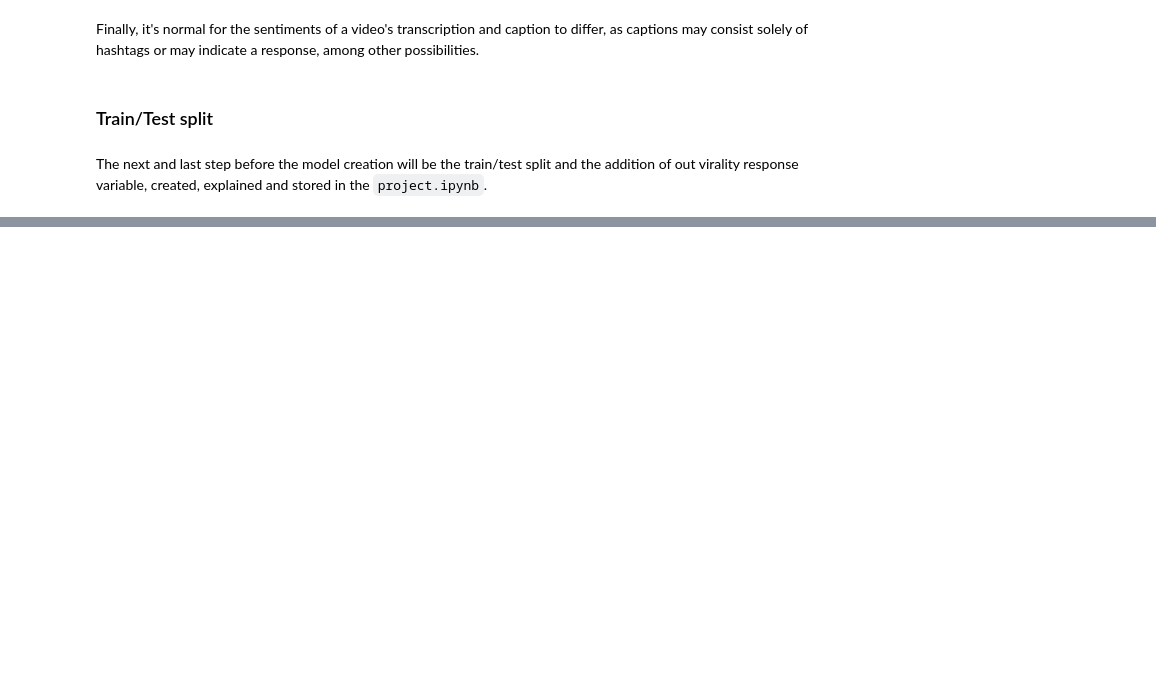
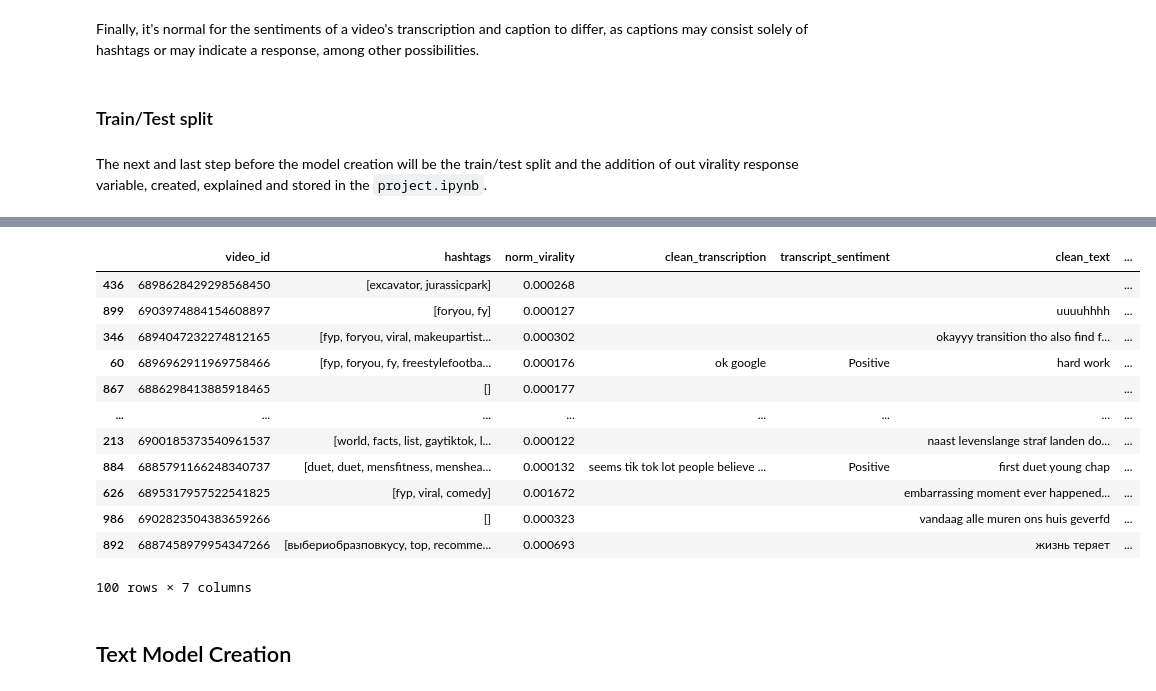
Before and after one commit to juanls1/TikTok-Virality-Predictor, a Jupyter notebook: src/text/text_study.ipynb, the cells around one changed output, grey strips where cells are left out. Saved outputs shown, nothing was run; the diff lists cells and outputs as text; code cells hidden in the pictures; blank space fills up the shorter version.

```diff
--- a/src/text/text_study.ipynb
+++ b/src/text/text_study.ipynb
@@ -322,3 +324,4 @@ data
 # %%
+train_df, Test_df = train_test_split(df, test_size=0.2, random_state=42)
 
-train_df, Test_df = train_test_split(df_virality, test_size=0.2, random_state=42)
+validation_df, test_df = train_test_split(Test_df, test_size=0.5, random_state=42)
@@ -334,0 +328,18 @@ test_data_df.to_csv('test_data.csv', index=False)
+# %%
+test_df
+# %% [output]
+|  | video_id | hashtags | norm_virality | clean_transcription | transcript_sentiment | clean_text | ... |
+| 436 | 6898628429298568450 | [excavator, jurassicpark] | 0.000268 |  |  |  | ... |
+| 899 | 6903974884154608897 | [foryou, fy] | 0.000127 |  |  | uuuuhhhh | ... |
+| 346 | 6894047232274812165 | [fyp, foryou, viral, makeupartist... | 0.000302 |  |  | okayyy transition tho also find f... | ... |
+| 60 | 6896962911969758466 | [fyp, foryou, fy, freestylefootba... | 0.000176 | ok google | Positive | hard work | ... |
+| 867 | 6886298413885918465 | [] | 0.000177 |  |  |  | ... |
+| ... | ... | ... | ... | ... | ... | ... | ... |
+| 213 | 6900185373540961537 | [world, facts, list, gaytiktok, l... | 0.000122 |  |  | naast levenslange straf landen do... | ... |
+| 884 | 6885791166248340737 | [duet, duet, mensfitness, menshea... | 0.000132 | seems tik tok lot people believe ... | Positive | first duet young chap | ... |
+| 626 | 6895317957522541825 | [fyp, viral, comedy] | 0.001672 |  |  | embarrassing moment ever happened... | ... |
+| 986 | 6902823504383659266 | [] | 0.000323 |  |  | vandaag alle muren ons huis geverfd | ... |
+| 892 | 6887458979954347266 | [выбериобразповкусу, top, recomme... | 0.000693 |  |  | жизнь теряет | ... |
+100 rows × 7 columns
+# %% [markdown]
+## Text Model Creation
```
Also changed, not shown: parts of 5 cells of this notebook.
